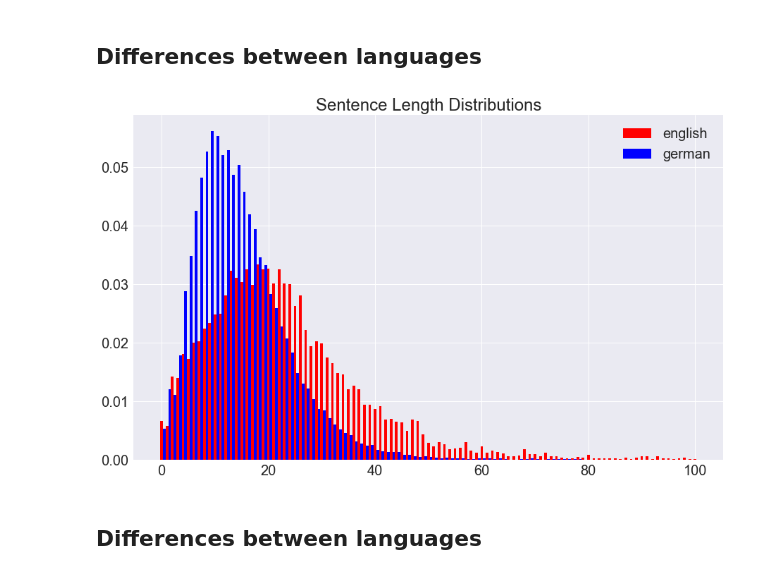
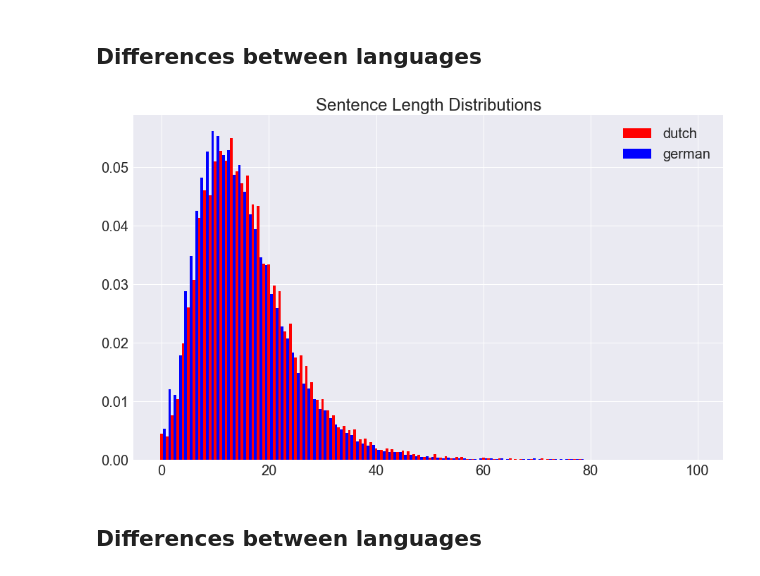
Before and after one commit to JohnPaton/engl_ish, a Jupyter notebook: PyData Slides.ipynb, the cells around one changed output. Cells and saved outputs as stored; diff of their text form; code cells hidden in the pictures.

```diff
--- a/PyData Slides.ipynb
+++ b/PyData Slides.ipynb
@@ -417,9 +418,9 @@ compare_word_lens('english','german')
 Differences between languages
 ----
 # %%
-compare_sent_lens('english','german')
+compare_sent_lens('dutch','german')
 # %% [output]
-[figure, old version]
+[figure, new version]
 # %% [markdown]
 Differences between languages
 ----
```
Also changed, not shown: parts of 10 cells of this notebook.
